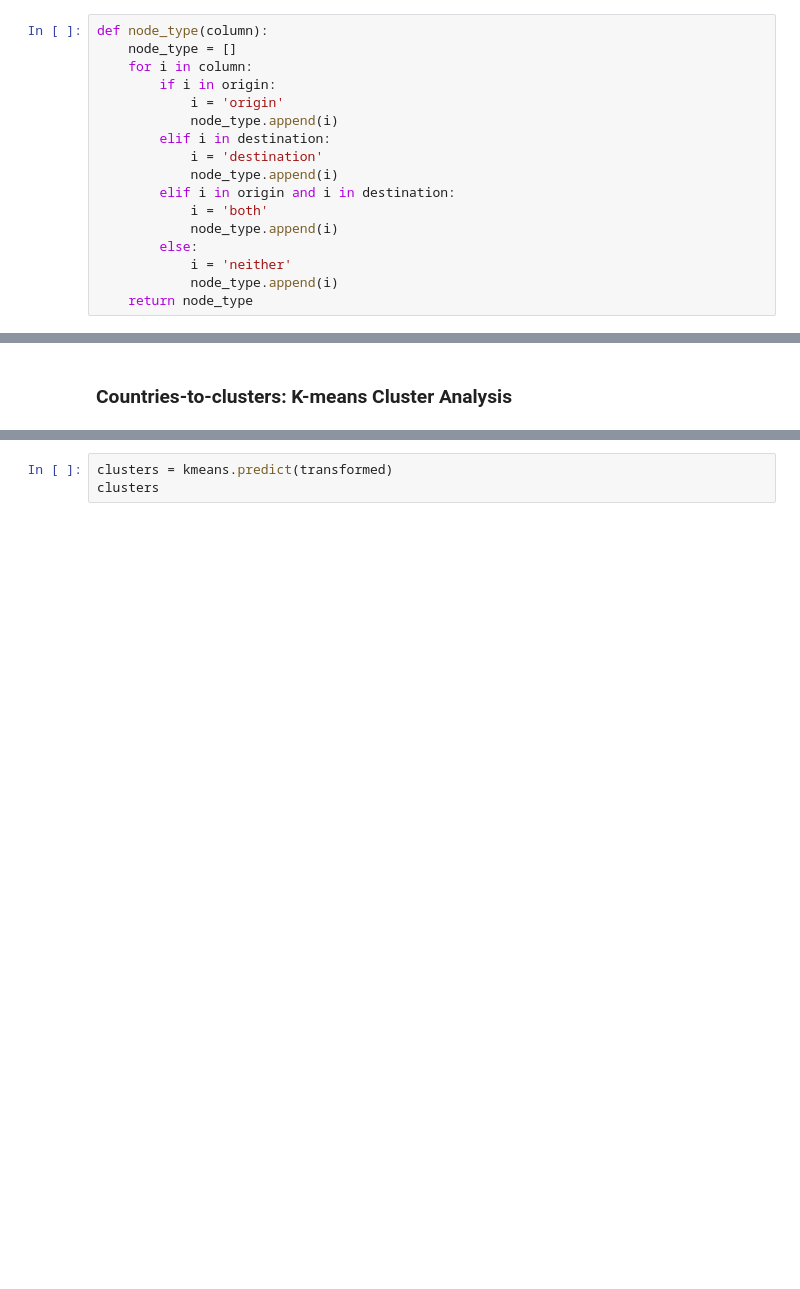
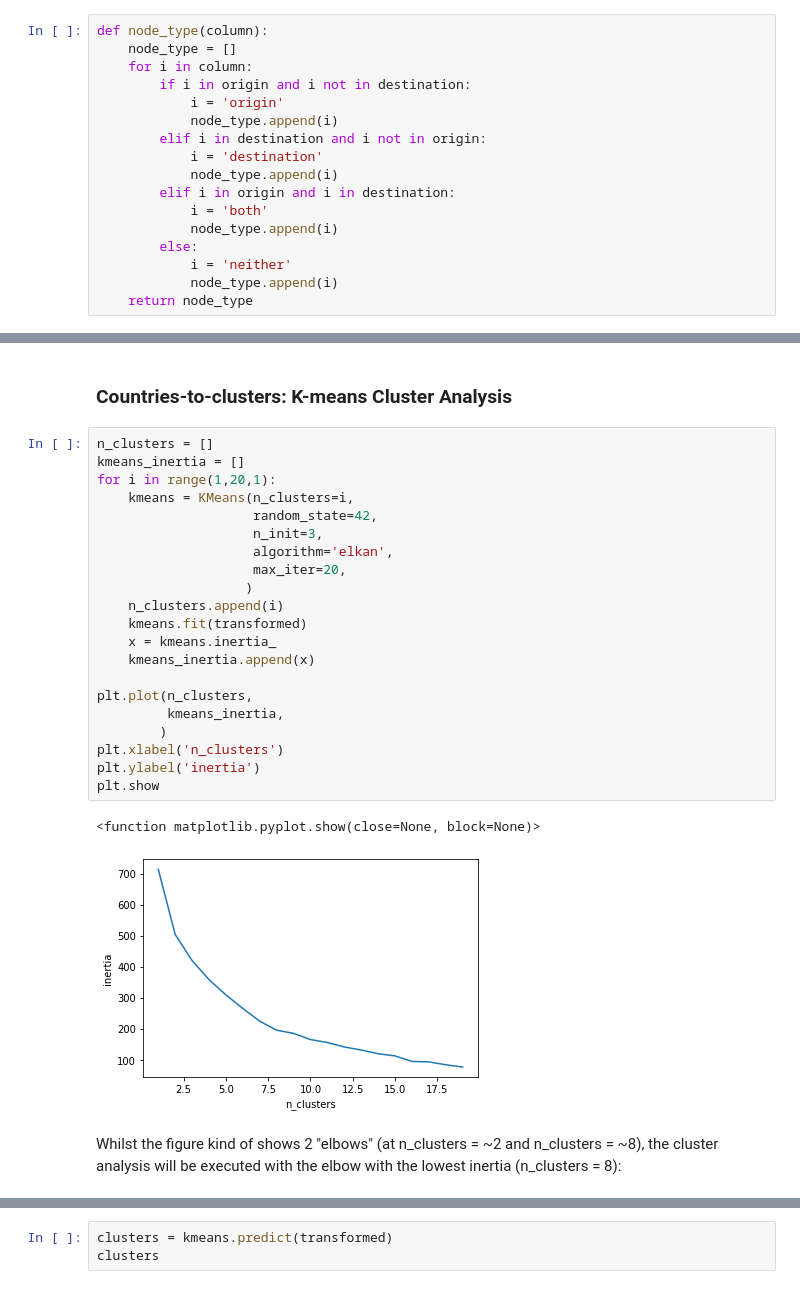
Before and after one commit to Elissadejong/UpRouted, a Jupyter notebook: UpRouted.ipynb, the cells around one changed output, grey strips where cells are left out. Saved outputs shown, nothing was run; the diff lists cells and outputs as text; blank space fills up the shorter version.

```diff
--- a/UpRouted.ipynb
+++ b/UpRouted.ipynb
@@ -804,10 +806,10 @@ destination = eur_ht['countryofexploitation'].tolist()
 def node_type(column):
     node_type = []
     for i in column:
-        if i in origin:
+        if i in origin and i not in destination:
             i = 'origin'
             node_type.append(i)
-        elif i in destination:
+        elif i in destination and i not in origin:
             i = 'destination'
             node_type.append(i)
         elif i in origin and i in destination:
@@ -848,4 +850,30 @@ transformer_fit = transformer.fit(to_transform)
 transformed = transformer_fit.transform(to_transform)
 # %% [markdown]
 ### Countries-to-clusters: K-means Cluster Analysis
+# %%
+n_clusters = []
+kmeans_inertia = []
+for i in range(1,20,1):
+    kmeans = KMeans(n_clusters=i,
+                    random_state=42,
+                    n_init=3,
+                    algorithm='elkan',
+                    max_iter=20,
+                   )
+    n_clusters.append(i)
+    kmeans.fit(transformed)
+    x = kmeans.inertia_
+    kmeans_inertia.append(x)
+
+plt.plot(n_clusters,
+         kmeans_inertia,
+        )
+plt.xlabel('n_clusters')
+plt.ylabel('inertia')
+plt.show
+# %% [output]
+<function matplotlib.pyplot.show(close=None, block=None)>
+[figure, added]
+# %% [markdown]
+Whilst the figure kind of shows 2 "elbows" (at n_clusters = ~2 and n_clusters = ~8), the cluster analysis will be executed with the elbow with the lowest inertia (n_clusters = 8):
 # %%
```
Also changed, not shown: parts of 63 cells of this notebook.
